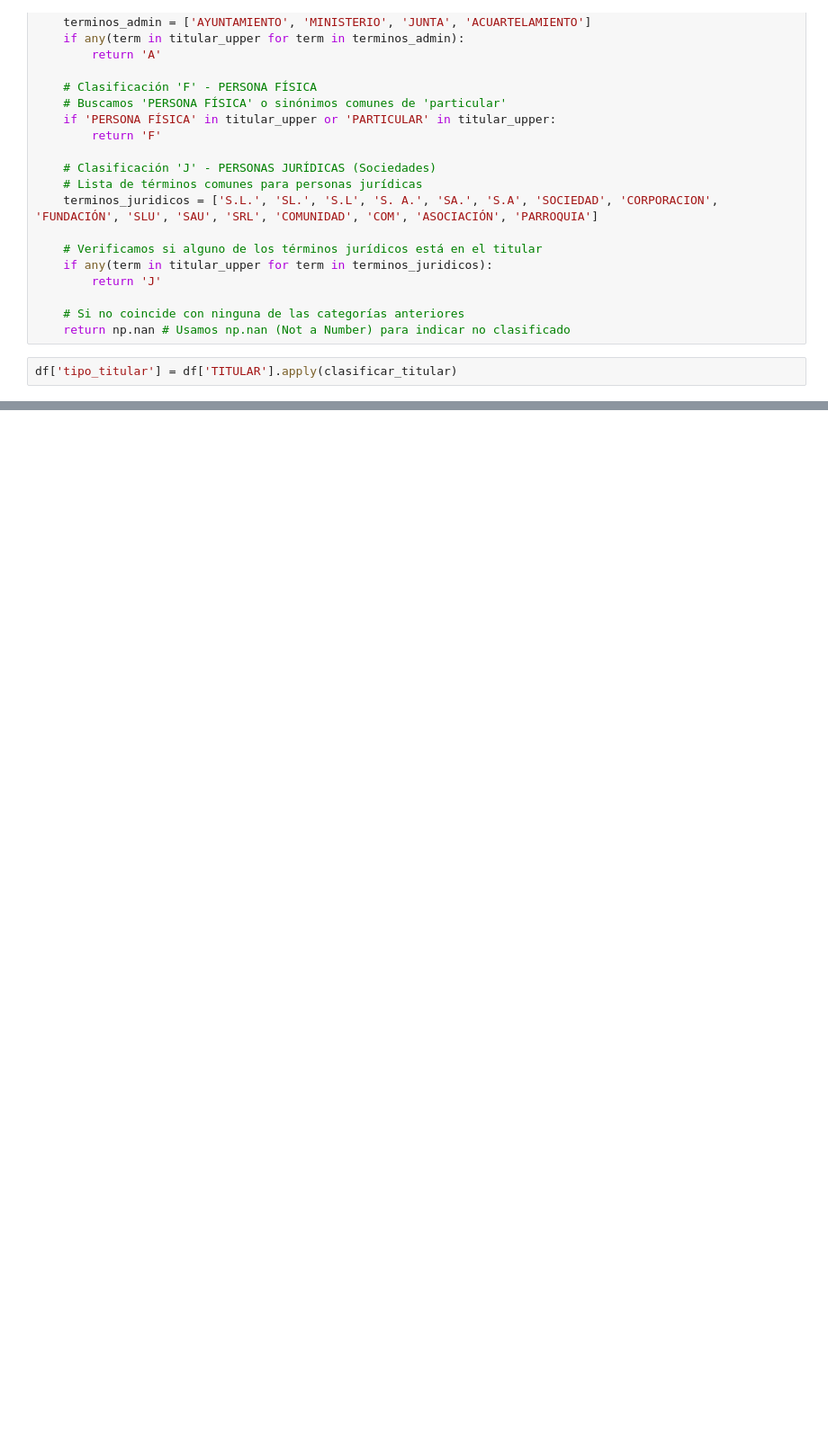
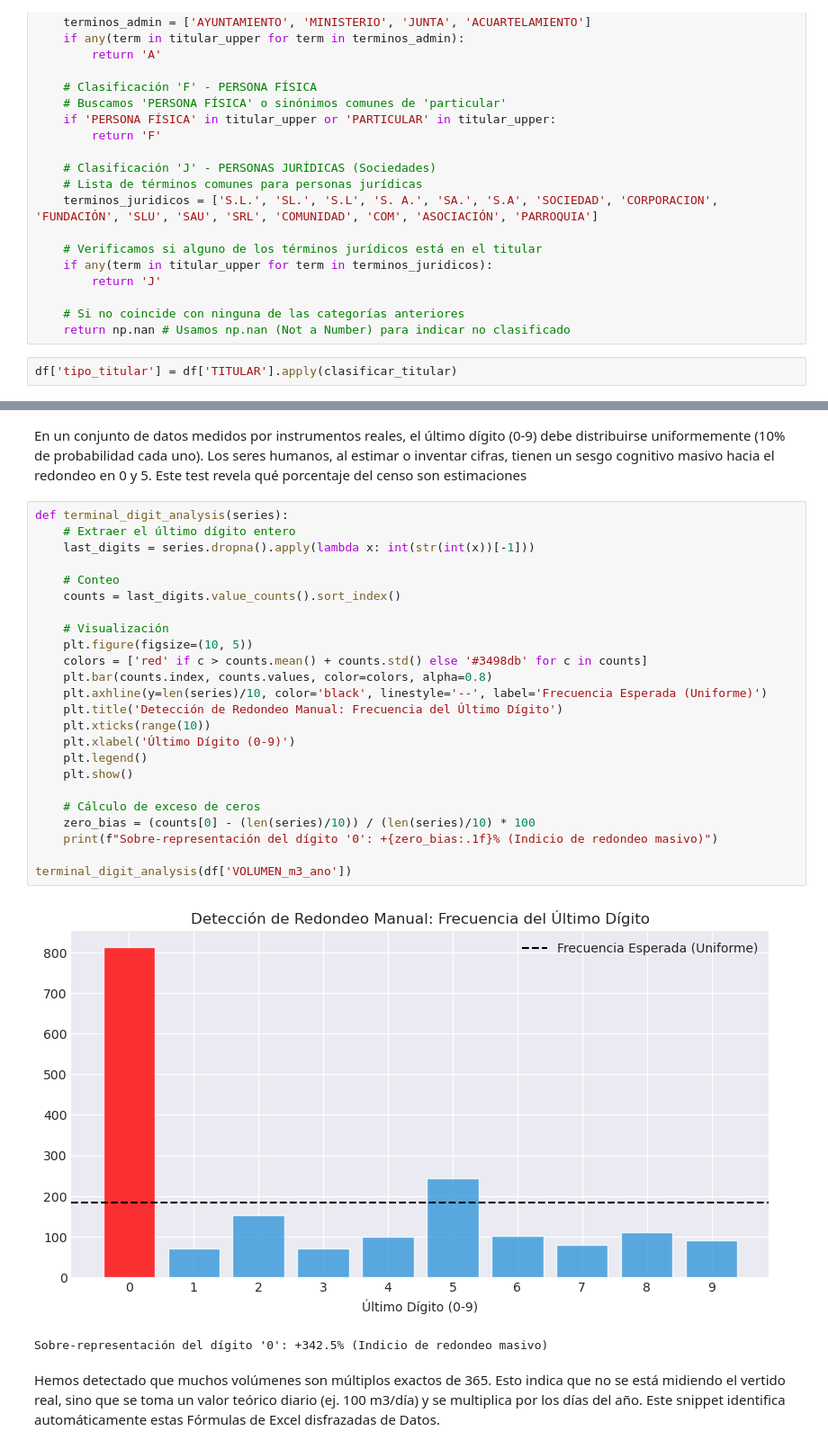
Before and after one commit to theDuoXu/Project-Stalker, a Jupyter notebook: notebooks/Análisis del Censo de autorizados a verter.ipynb, the cells around one changed output, grey strips where cells are left out. Shown at 90% size. Cells and saved outputs as stored; diff of their text form; blank space fills up the shorter version.

```diff
--- a/notebooks/Análisis del Censo de autorizados a verter.ipynb
+++ b/notebooks/Análisis del Censo de autorizados a verter.ipynb
@@ -147,0 +459,31 @@ df[df['tipo_titular'].isnull()]
+# %% [markdown]
+En un conjunto de datos medidos por instrumentos reales, el último dígito (0-9) debe distribuirse uniformemente (10% de probabilidad cada uno). Los seres humanos, al estimar o inventar cifras, tienen un sesgo cognitivo masivo hacia el redondeo en 0 y 5. Este test revela qué porcentaje del censo son estimaciones
+# %%
+def terminal_digit_analysis(series):
+    # Extraer el último dígito entero
+    last_digits = series.dropna().apply(lambda x: int(str(int(x))[-1]))
+
+    # Conteo
+    counts = last_digits.value_counts().sort_index()
+
+    # Visualización
+    plt.figure(figsize=(10, 5))
+    colors = ['red' if c > counts.mean() + counts.std() else '#3498db' for c in counts]
+    plt.bar(counts.index, counts.values, color=colors, alpha=0.8)
+    plt.axhline(y=len(series)/10, color='black', linestyle='--', label='Frecuencia Esperada (Uniforme)')
+    plt.title('Detección de Redondeo Manual: Frecuencia del Último Dígito')
+    plt.xticks(range(10))
+    plt.xlabel('Último Dígito (0-9)')
+    plt.legend()
+    plt.show()
+
+    # Cálculo de exceso de ceros
+    zero_bias = (counts[0] - (len(series)/10)) / (len(series)/10) * 100
+    print(f"Sobre-representación del dígito '0': +{zero_bias:.1f}% (Indicio de redondeo masivo)")
+
+terminal_digit_analysis(df['VOLUMEN_m3_ano'])
+# %% [output]
+[figure, added]
+Sobre-representación del dígito '0': +342.5% (Indicio de redondeo masivo)
+# %% [markdown]
+Hemos detectado que muchos volúmenes son múltiplos exactos de 365. Esto indica que no se está midiendo el vertido real, sino que se toma un valor teórico diario (ej. 100 m3/día) y se multiplica por los días del año. Este snippet identifica automáticamente estas Fórmulas de Excel disfrazadas de Datos.
```
Also changed, not shown: parts of 56 cells of this notebook, 1 other file.
